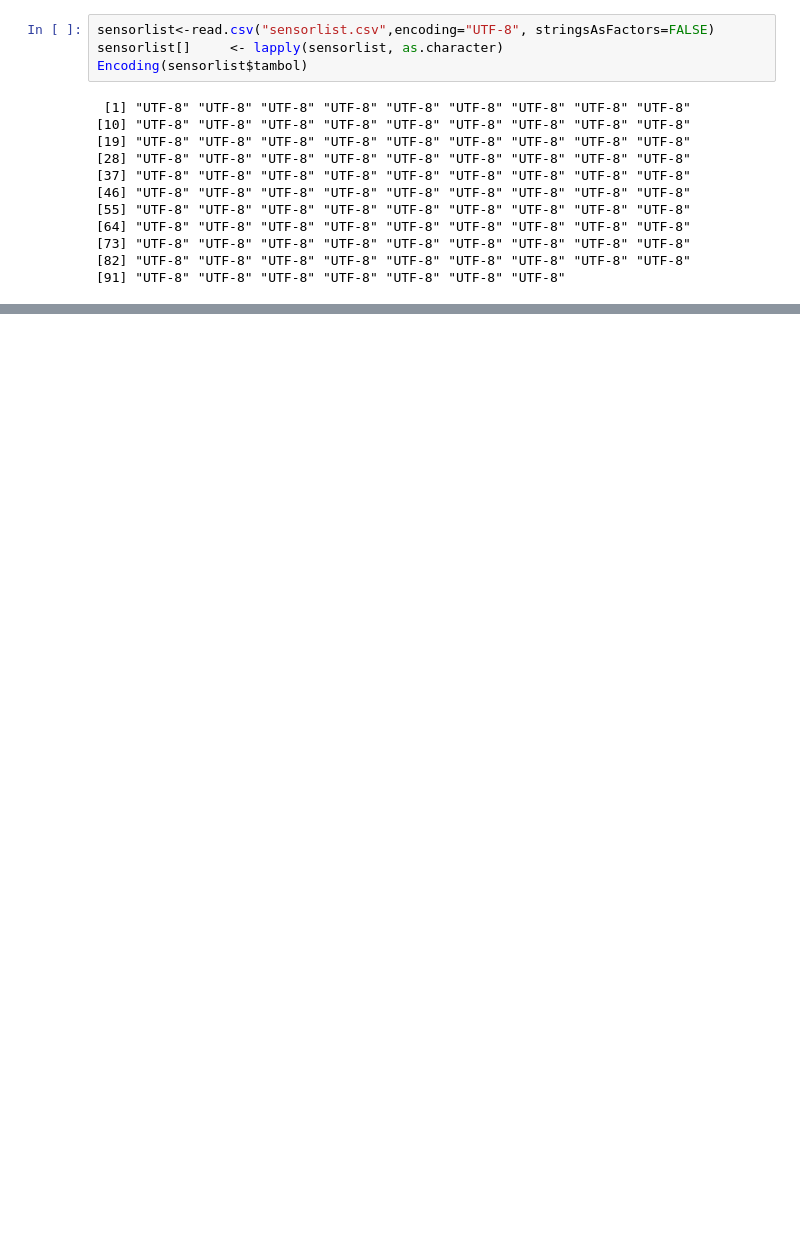
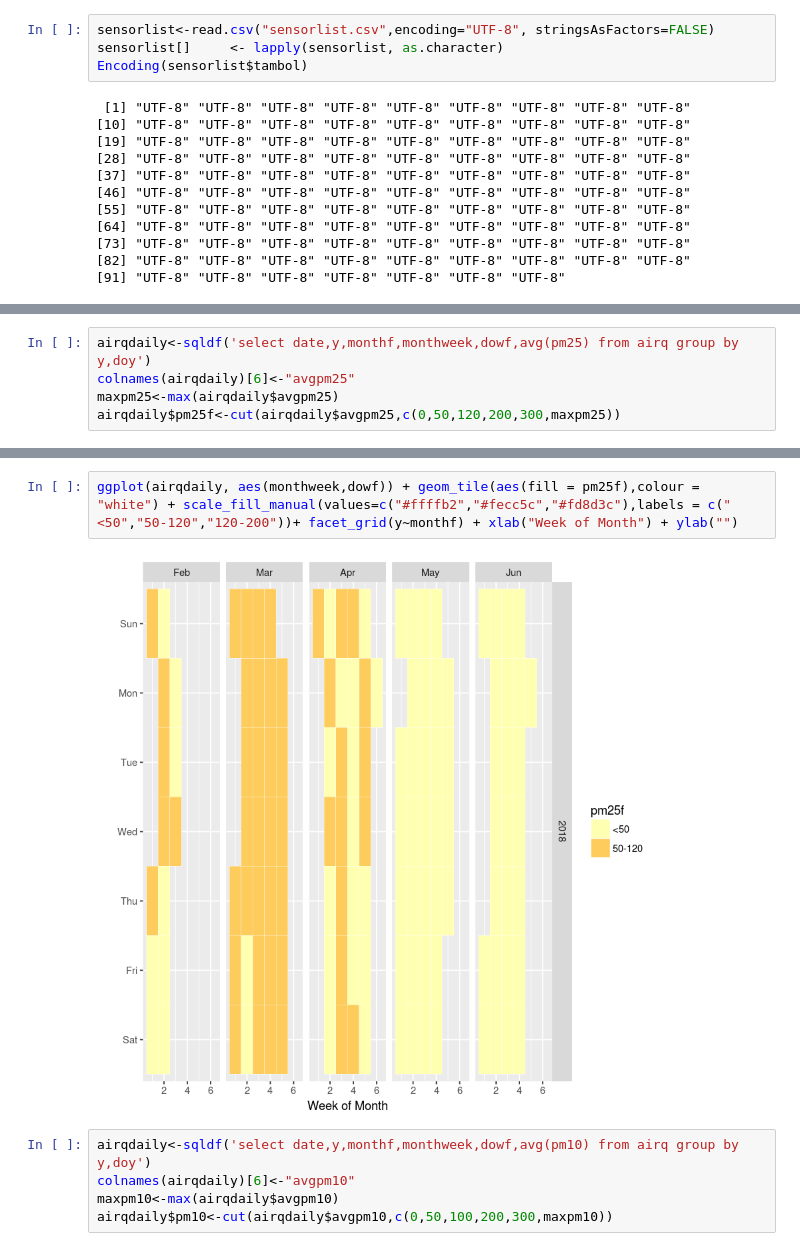
Before and after one commit to Maplub/Jupyter, a Jupyter notebook: Air Quality Explore 2018.ipynb, the cells around one changed output, grey strips where cells are left out. Cells and saved outputs as stored; diff of their text form; blank space fills up the shorter version.

```diff
--- a/Air Quality Explore 2018.ipynb
+++ b/Air Quality Explore 2018.ipynb
@@ -73,0 +95,5 @@ paste(airq$d,sep="-")
+# %%
+airqdaily<-sqldf('select date,y,monthf,monthweek,dowf,avg(pm25) from airq group by y,doy')
+colnames(airqdaily)[6]<-"avgpm25"
+maxpm25<-max(airqdaily$avgpm25)
+airqdaily$pm25f<-cut(airqdaily$avgpm25,c(0,50,120,200,300,maxpm25))
@@ -73,0 +120,9 @@ paste(airq$d,sep="-")
+# %%
+ggplot(airqdaily, aes(monthweek,dowf)) + geom_tile(aes(fill = pm25f),colour = "white") + scale_fill_manual(values=c("#ffffb2","#fecc5c","#fd8d3c"),labels = c("<50","50-120","120-200"))+ facet_grid(y~monthf) + xlab("Week of Month") + ylab("")
+# %% [output]
+[figure, added]
+# %%
+airqdaily<-sqldf('select date,y,monthf,monthweek,dowf,avg(pm10) from airq group by y,doy')
+colnames(airqdaily)[6]<-"avgpm10"
+maxpm10<-max(airqdaily$avgpm10)
+airqdaily$pm10<-cut(airqdaily$avgpm10,c(0,50,100,200,300,maxpm10))
```
Also changed, not shown: parts of 19 cells of this notebook.
